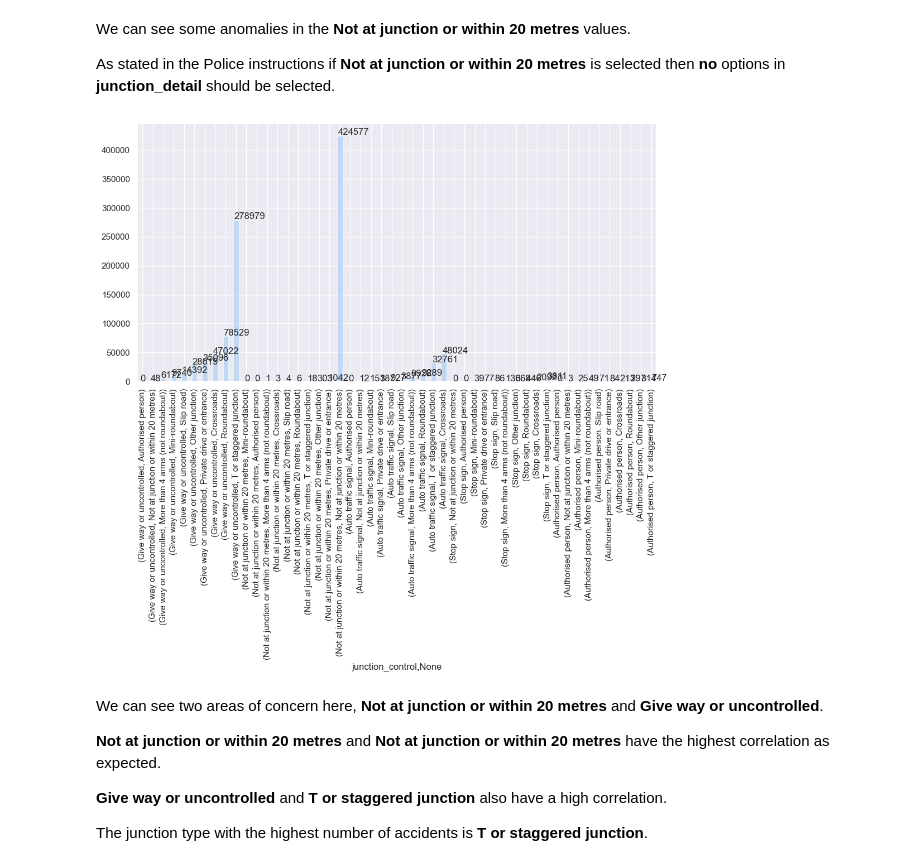
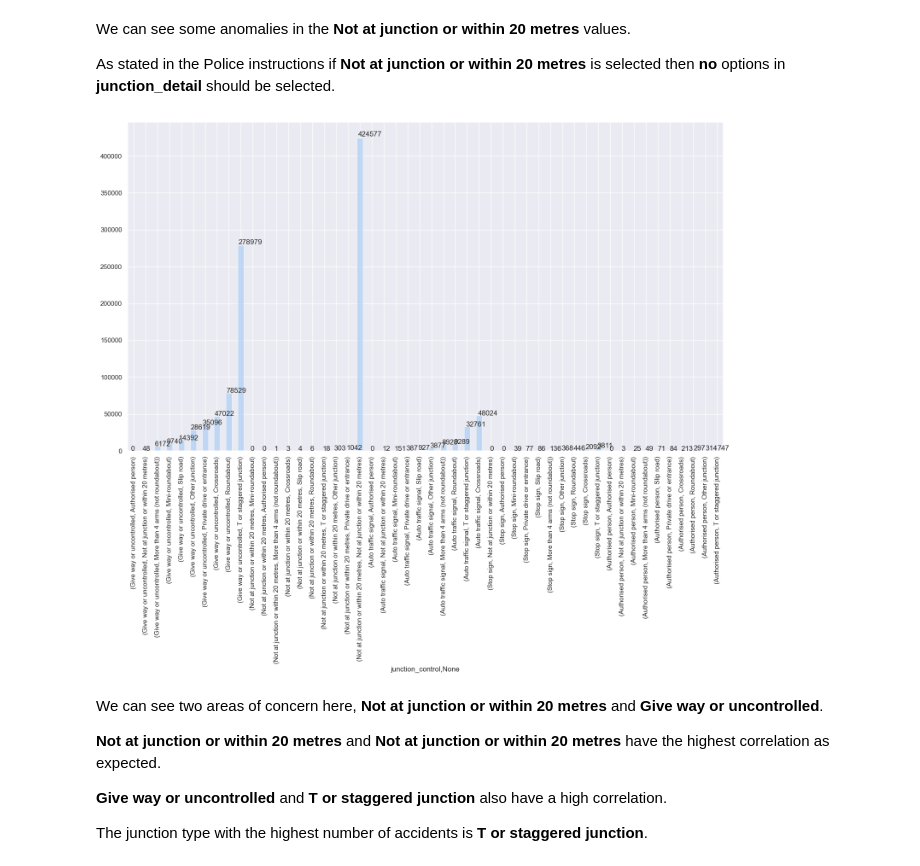
Before and after one commit to kmedri/-Omdena_Predicting_RTC_Severity_main, a Jupyter notebook: Group_1_Predicting_RTC_Severity/Predicting_RTC_Severity.ipynb, the cells around one changed output. Saved outputs shown, nothing was run; the diff lists cells and outputs as text; code cells hidden in the pictures.

```diff
--- a/Group_1_Predicting_RTC_Severity/Predicting_RTC_Severity.ipynb
+++ b/Group_1_Predicting_RTC_Severity/Predicting_RTC_Severity.ipynb
@@ -1698,16 +1693,19 @@ We can see some anomalies in the **Not at junction or within 20 metres** values.
 
 As stated in the Police instructions if **Not at junction or within 20 metres** is selected then **no** options in **junction_detail** should be selected.
 # %%
+plt.figure(figsize=(18,10))
+
 ax = df_accident.groupby(
     'junction_control'
 )['junction_detail'].value_counts(ascending=True).plot(kind='bar', alpha=0.6)
 for p in ax.patches:
     ax.annotate(
         str(p.get_height()), (p.get_x() * 1.005, p.get_height() * 1.005)
                 )
+
 plt.show()
 # %% [output]
-[figure, old version]
+[figure, new version]
 # %% [markdown]
 We can see two areas of concern here, **Not at junction or within 20 metres** and **Give way or uncontrolled**.
 
```
Also changed, not shown: parts of 93 cells of this notebook.
